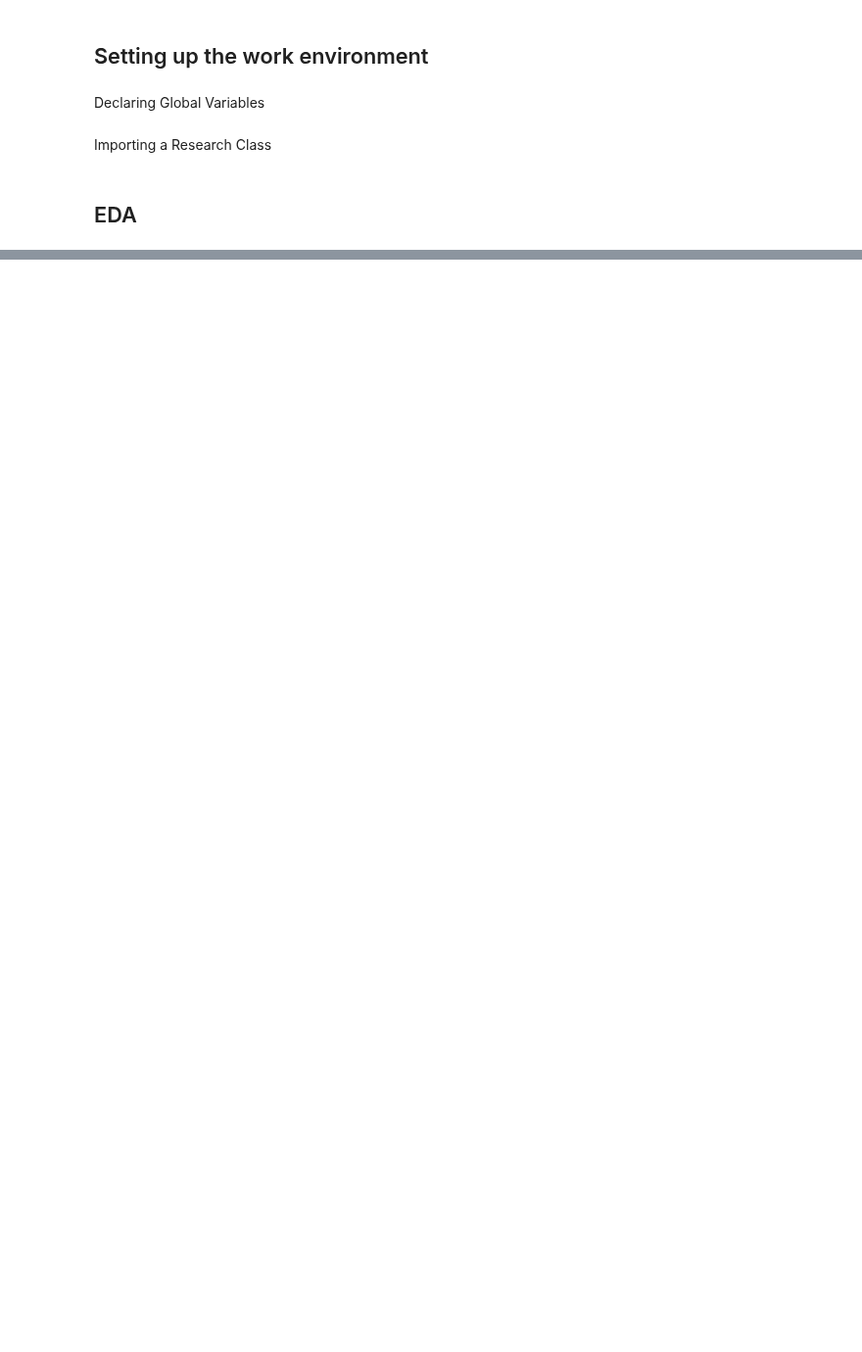
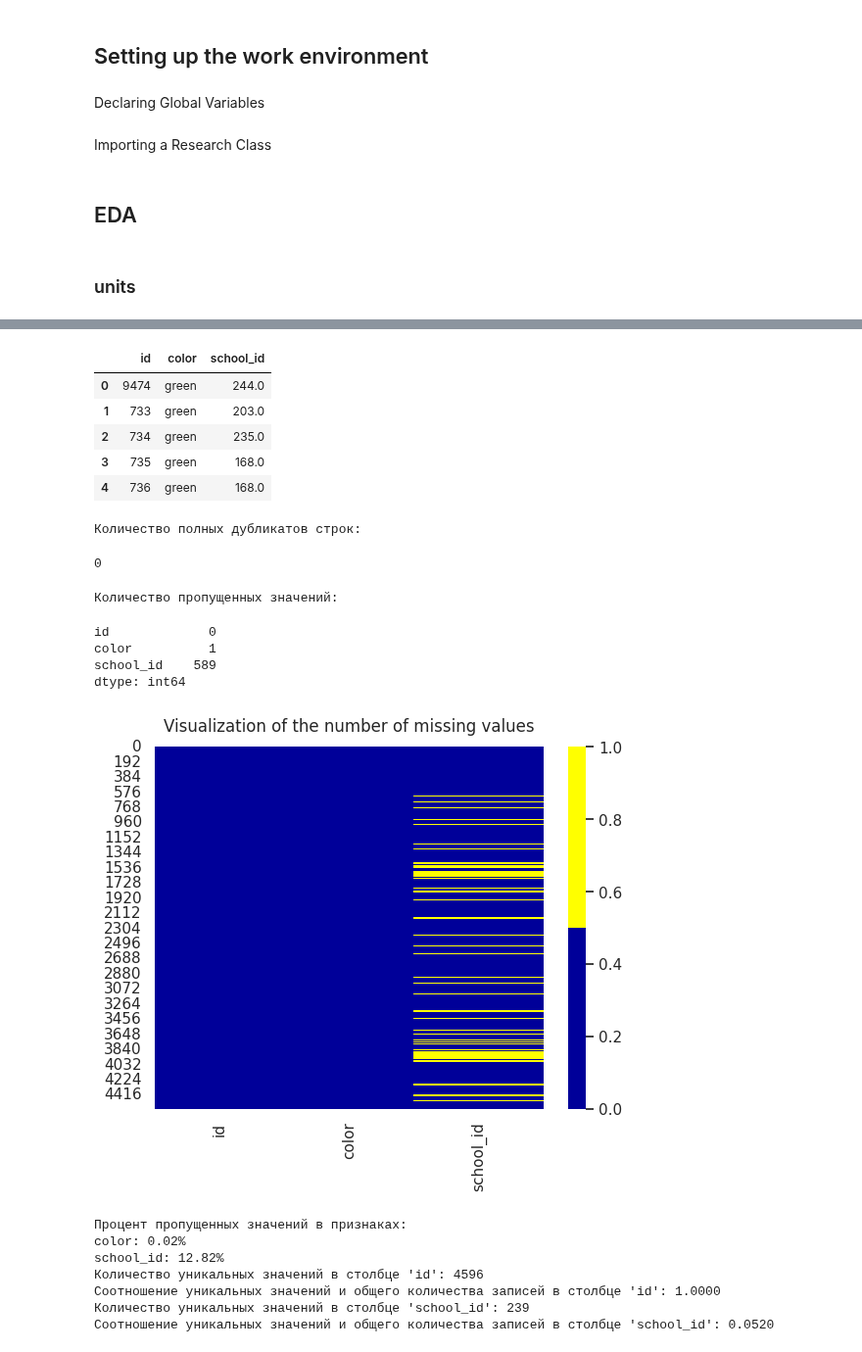
Before and after one commit to denis-42ds/elements_for_athletes, a Jupyter notebook: elements_searching.ipynb, the cells around one changed output, grey strips where cells are left out. Shown at 98% size. Drawn from its saved outputs; the diff is of its cells as text; code cells hidden in the pictures; blank space fills up the shorter version.

Commit message:
exploratory data analysis began

```diff
--- a/elements_searching.ipynb
+++ b/elements_searching.ipynb
@@ -48,6 +84,11 @@ from dotenv import load_dotenv
 # %% [markdown]
 Declaring Global Variables
 # %%
+UNITS_PATH = 'data/units.csv'
+SCORES_PATH = 'data/total_scores.csv'
+TOURNAMENTS_PATH = 'data/tournaments.csv'
+TOURNAMENT_SCORES_PATH = 'data/tournament_scores.csv'
+
 ASSETS_DIR = 'assets'
 RANDOM_STATE = 42
 
@@ -79,3 +120,10 @@ Importing a Research Class
 from research_class import DatasetExplorer
 # %% [markdown]
 ## EDA
+# %% [markdown]
+### units
+# %%
+units_explorer = DatasetExplorer(UNITS_PATH)
+# %%
+units_explorer.explore_dataset()
+# %% [output]
@@ -81,0 +143,21 @@ from research_class import DatasetExplorer
+|  | id | color | school_id |
+| 0 | 9474 | green | 244.0 |
+| 1 | 733 | green | 203.0 |
+| 2 | 734 | green | 235.0 |
+| 3 | 735 | green | 168.0 |
+| 4 | 736 | green | 168.0 |
+Количество полных дубликатов строк:
+0
+Количество пропущенных значений:
+id             0
+color          1
+school_id    589
+dtype: int64
+[figure, added]
+Процент пропущенных значений в признаках:
+color: 0.02%
+school_id: 12.82%
+Количество уникальных значений в столбце 'id': 4596
+Соотношение уникальных значений и общего количества записей в столбце 'id': 1.0000
+Количество уникальных значений в столбце 'school_id': 239
+Соотношение уникальных значений и общего количества записей в столбце 'school_id': 0.0520
```
Also changed, not shown: parts of 15 cells of this notebook, 3 other files.
